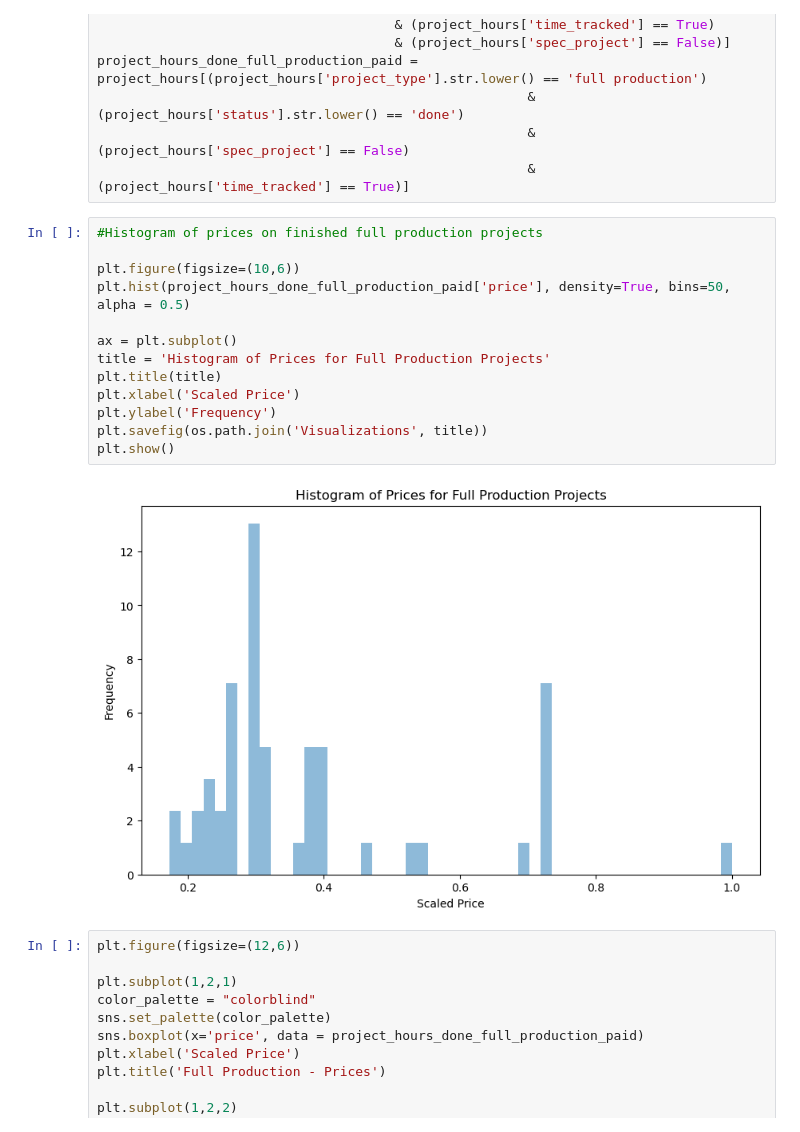
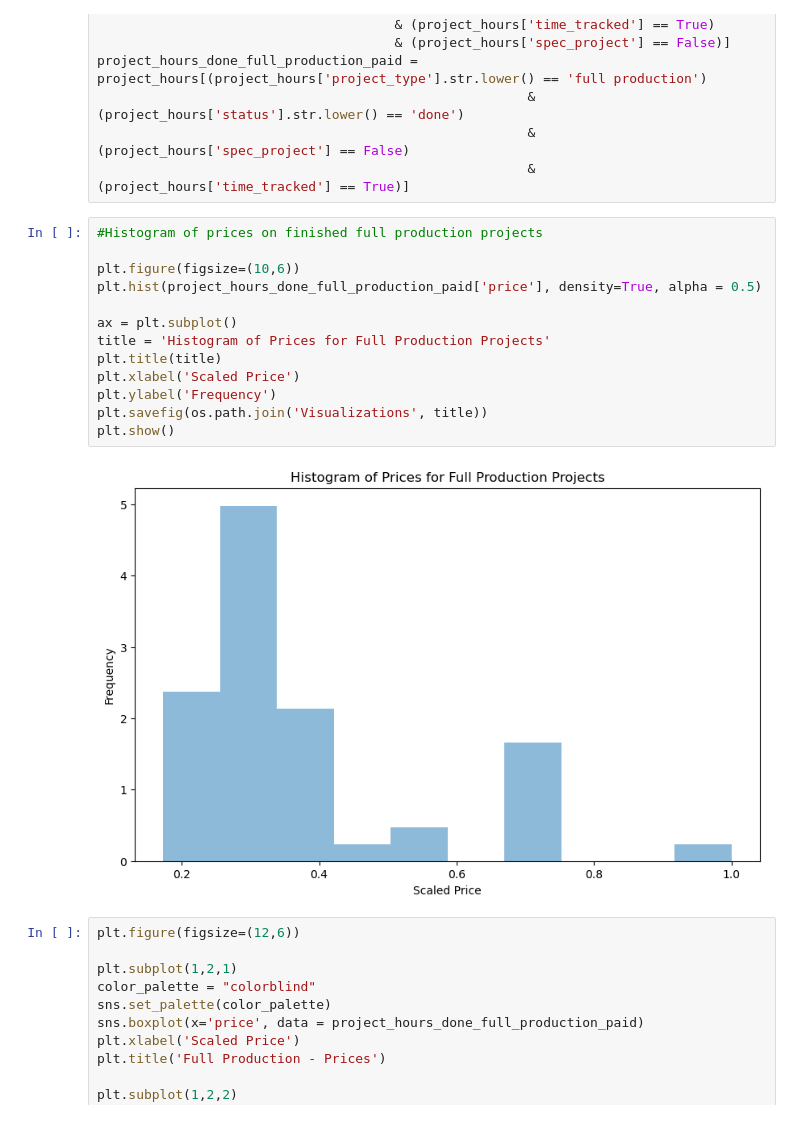
Before and after one commit to awkwardarm/Portfolio-Projects, a Jupyter notebook: Client Analysis/Porftolio Project - Client Analysis.ipynb, the cells around one changed output. Cells and saved outputs as stored; diff of their text form.

```diff
--- a/Client Analysis/Porftolio Project - Client Analysis.ipynb
+++ b/Client Analysis/Porftolio Project - Client Analysis.ipynb
@@ -183,18 +38,18 @@ project_hours_done_full_production_paid = project_hours[(project_hours['project_
 # %%
 #Histogram of prices on finished full production projects
 
 plt.figure(figsize=(10,6))
-plt.hist(project_hours_done_full_production_paid['price'], density=True, bins=50, alpha = 0.5)
+plt.hist(project_hours_done_full_production_paid['price'], density=True, alpha = 0.5)
 
 ax = plt.subplot()
 title = 'Histogram of Prices for Full Production Projects'
 plt.title(title)
 plt.xlabel('Scaled Price')
 plt.ylabel('Frequency')
 plt.savefig(os.path.join('Visualizations', title))
 plt.show()
 # %% [output]
-[figure, old version]
+[figure, new version]
 # %%
 plt.figure(figsize=(12,6))
 
```
Also changed, not shown: parts of 11 cells of this notebook, 16 other files.
